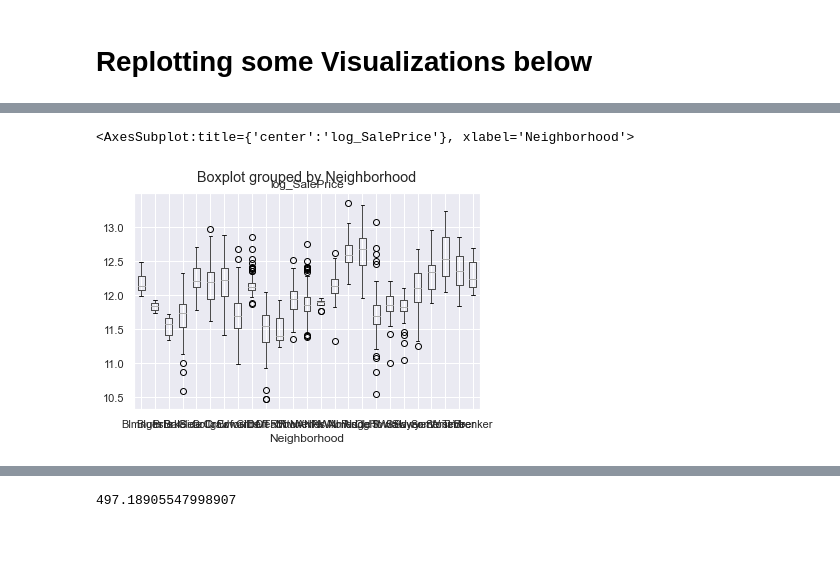
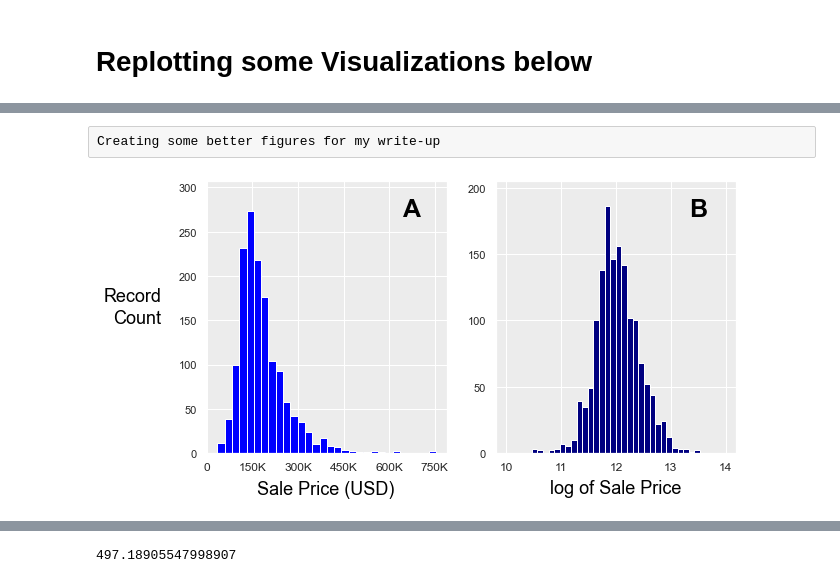
Before and after one commit to flyingcape/Ames_Iowa_HousePrices_Regression, a Jupyter notebook: EDA_Data_Cleaning.ipynb, the cells around one changed output, grey strips where cells are left out. Cells and saved outputs as stored; diff of their text form; code cells hidden in the pictures; blank space fills up the shorter version.

Commit message:
cleaned up notebooks, mainly to create visualizations for project write-up

```diff
--- a/EDA_Data_Cleaning.ipynb
+++ b/EDA_Data_Cleaning.ipynb
@@ -1619,6 +1523,49 @@ fig.patch.set_facecolor('#b2d8d7ff')
-# %%
-# hmmm, no
-train.boxplot(column='log_SalePrice',by='Neighborhood')
-# %% [output]
-<AxesSubplot:title={'center':'log_SalePrice'}, xlabel='Neighborhood'>
-[figure, removed]
+# %% [raw]
+Creating some better figures for my write-up
+# %%
+# Figure 2
+fig, (ax1, ax2) = plt.subplots(1, 2)
+ax1.hist(train0['SalePrice'], color='blue',bins = 30)
+
+ax1.set_ylabel(' ', fontsize=16, color = 'black')
+ax1.set_xlabel(' ', fontsize=20, color = 'black')
+x_ticks_labels = ['0','150K','300K','450K','600K','750K']
+ax1.set_xticks([0,150000,300000,450000,600000,750000]);
+ax1.set_xticklabels(x_ticks_labels, fontsize=12)
+ax1.set_ylim(0,307)
+ax1.set_yticks([0,50,100,150,200,250,300]);
+ax1.tick_params(axis='x', which='major', labelsize=12, color='black')
+ax1.text(-150000,172,'Record',ha = 'right',
+         fontsize=18,color='black',
+         rotation=0)
+ax1.text(-150000,147,'Count',ha = 'right',
+         fontsize=18,color='black',
+         rotation=0)
+ax1.text(390100,-46,'Sale Price (USD)',ha = 'center', # Sale Price (USD)
+         fontsize=18,color='black',
+         rotation=0)
+ax1.text(675000,268,'A',ha = 'center',
+         fontsize=25,color='black', weight = 'bold',
+         rotation=0)
+ax2.hist(train0['log_SalePrice'], color='navy',bins = 30)
+
+ax2.set_ylabel(' ', fontsize=16, color = 'black')
+ax2.set_xlabel(' ', fontsize=20, color = 'black')
+ax2.set_ylim(0,205)
+ax2.set_yticks([0,50,100,150,200]);
+ax2.tick_params(axis='x', which='major', labelsize=12, color='black')
+ax2.text(12,-29.9,'log of Sale Price',ha = 'center', # log of Sale Price
+         fontsize=18,color='black',
+         rotation=0)
+ax2.text(13.50,178.5,'B',ha = 'center',
+         fontsize=25,color='black', weight = 'bold',
+         rotation=0)
+ax2.set_xlim(9.8,14.20)
+
+ax1.set_facecolor('#ECECEC')
+ax2.set_facecolor('#ECECEC')
+
+fig.set_figheight(5)
+fig.set_figwidth(9.5)
+# %% [output]
+[figure, added]
```
Also changed, not shown: parts of 28 cells of this notebook, 2 other files.
